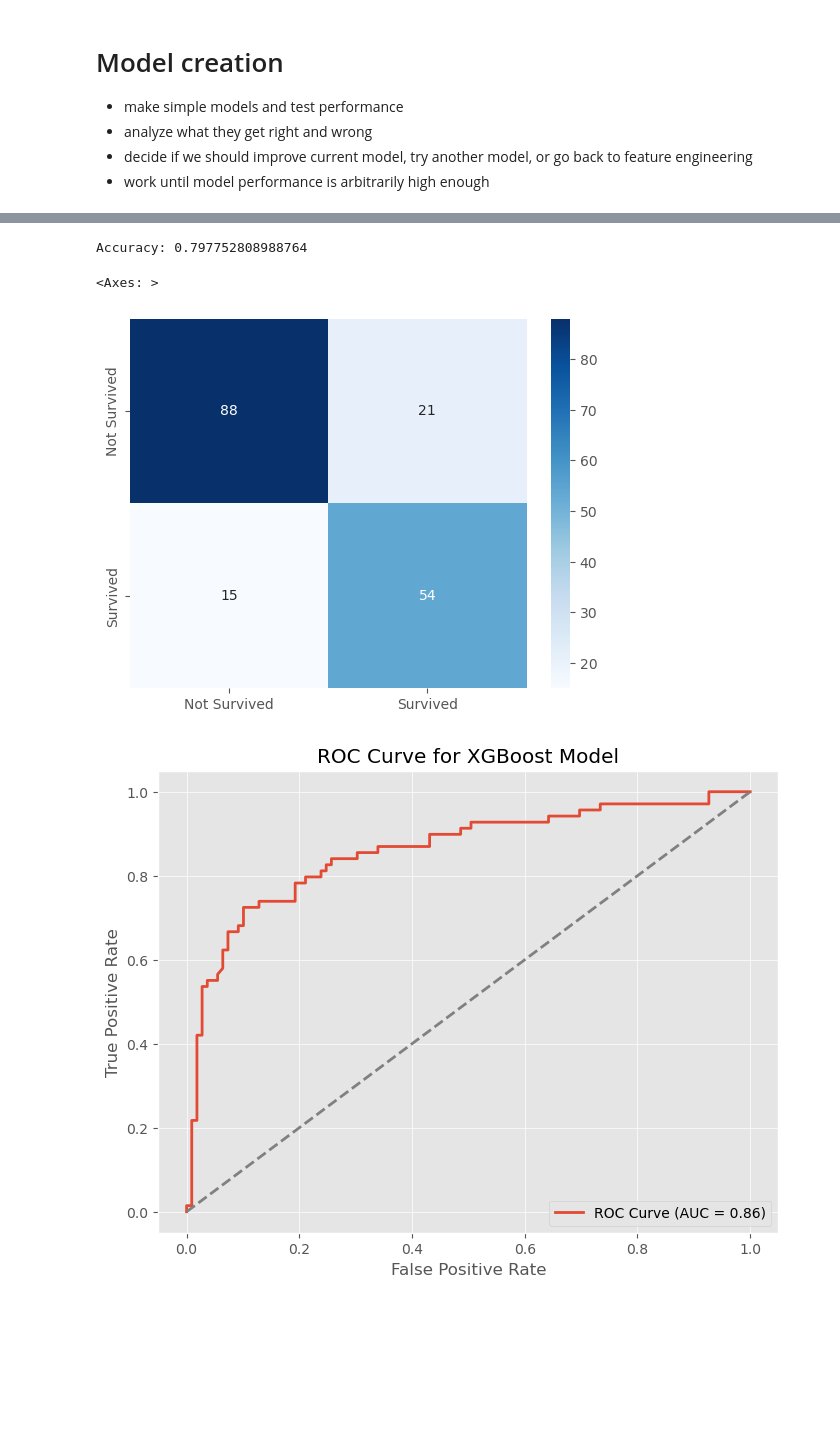
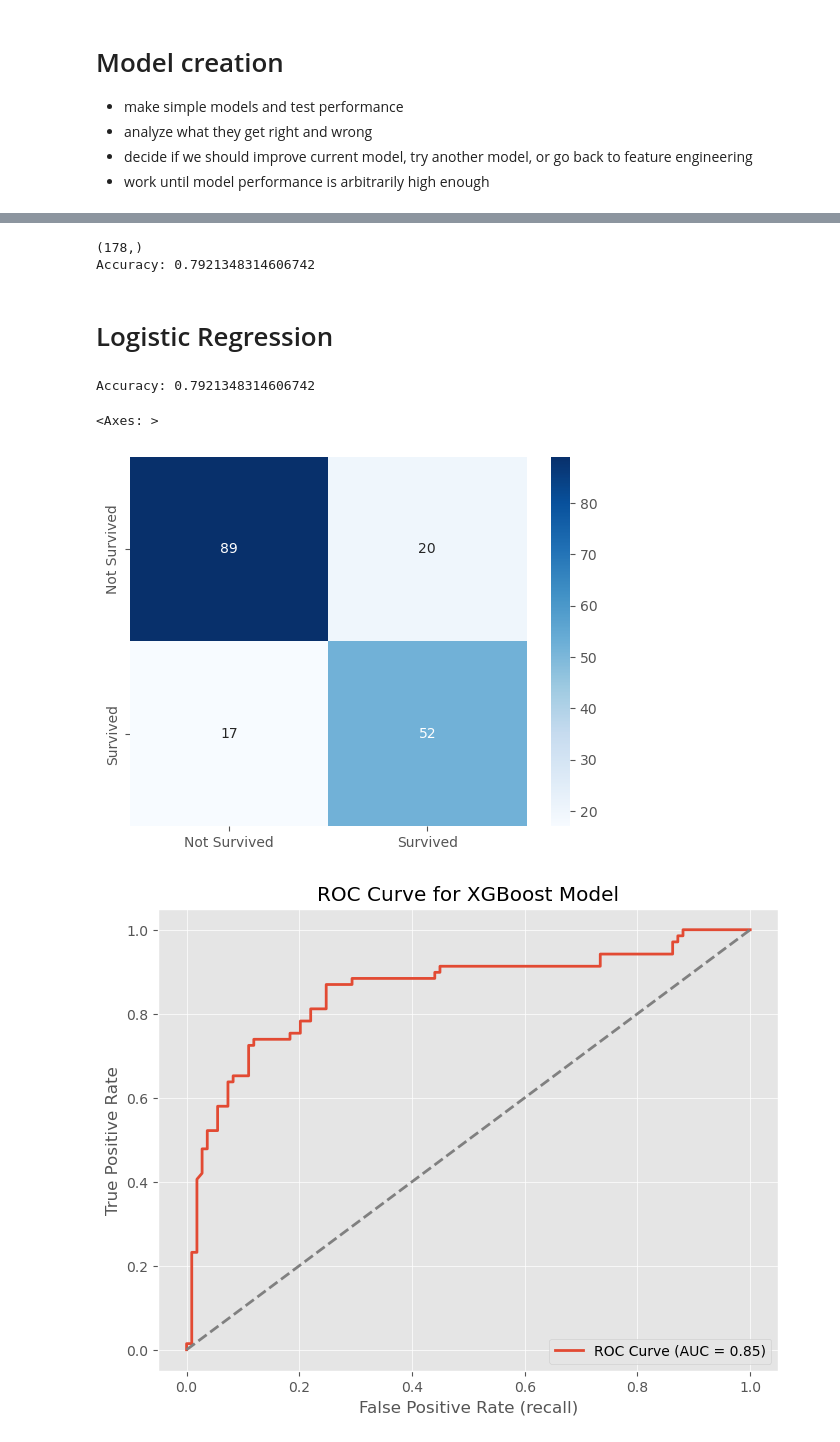
Before and after one commit to xblam/titanic, a Jupyter notebook: notebooks/titanic.ipynb, the cells around one changed output, grey strips where cells are left out. Cells and saved outputs as stored; diff of their text form; code cells hidden in the pictures; blank space fills up the shorter version.

Commit message:
linear model implemented

```diff
--- a/notebooks/titanic.ipynb
+++ b/notebooks/titanic.ipynb
@@ -397,7 +398,7 @@ train.head()
 # %%
 # then we make 2 dataframes, one for trees and one for linear models
 df_tree = train.copy()
-df_linear = pd.get_dummies(train, columns=['Class', 'Embarked', ], drop_first=True).copy()
+df_numeric = pd.get_dummies(train, columns=['Class', 'Embarked', ], drop_first=True).copy()
 # %% [markdown]
 # Model creation
 * make simple models and test performance
@@ -417,0 +432,21 @@ y_pred = model.predict(X_test)
+# %%
+# preparing the data for model
+X = df_numeric.drop(columns=['Survived'])
+y = df_numeric['Survived']
+X_train, X_test, y_train, y_test = train_test_split(X, y, test_size=0.2, random_state=42)
+
+# making and training model
+model = LinearRegression()
+model.fit(X_train, y_train)
+y_proba = model.predict(X_test)
+print(y_proba.shape)
+
+# simple evaluation
+threshold = 0.5  # You can change this based on ROC/PR curve
+y_pred = (y_proba >= threshold).astype(int)
+print("Accuracy:", accuracy_score(y_test, y_pred))
+# %% [output]
+(178,)
+Accuracy: 0.7921348314606742
+# %% [markdown]
+# Logistic Regression
@@ -418,30 +456,35 @@ y_pred = model.predict(X_test)
 # %%
 # Evaluate the model
+
+threshold = 0.5  # You can change this based on ROC/PR curve
+y_pred = (y_proba >= threshold).astype(int)
+
 print("Accuracy:", accuracy_score(y_test, y_pred))
 # Confusion matrix
 cm = confusion_matrix(y_test, y_pred)
 sns.heatmap(cm, annot=True, fmt='d', cmap='Blues', xticklabels=['Not Survived', 'Survived'], yticklabels=['Not Survived', 'Survived'])
 # %% [output]
-Accuracy: 0.797752808988764
+Accuracy: 0.7921348314606742
 <Axes: >
-[figure, old version]
+[figure, new version]
 # %%
-y_proba = model.predict_proba(X_test)[:, 1]  # Probability of class "1" (e.g., Survived)
-
-# get the statistics
-fpr, tpr, thresholds = roc_curve(y_test, y_proba)
-# compute the auc score
+# have to call both functions to get the roc curve and auc score
+fpr, tpr, _ = roc_curve(y_test, y_proba)
 auc_score = roc_auc_score(y_test, y_proba)
 
 # plot the roc curve
 plt.figure(figsize=(8, 6))
+# plot the actual curve
 plt.plot(fpr, tpr, label=f"ROC Curve (AUC = {auc_score:.2f})")
+# plot the random guess line
 plt.plot([0, 1], [0, 1], linestyle='--', color='gray')  # Diagonal line (random guess)
-plt.xlabel("False Positive Rate")
+
+# labels and stylinbg
+plt.xlabel("False Positive Rate (recall)")
 plt.ylabel("True Positive Rate")
 plt.title("ROC Curve for XGBoost Model")
 plt.legend(loc="lower right")
 plt.grid(True)
 plt.show()
 # %% [output]
-[figure, old version]
+[figure, new version]
```
Also changed, not shown: parts of 6 cells of this notebook, 1 other file.
